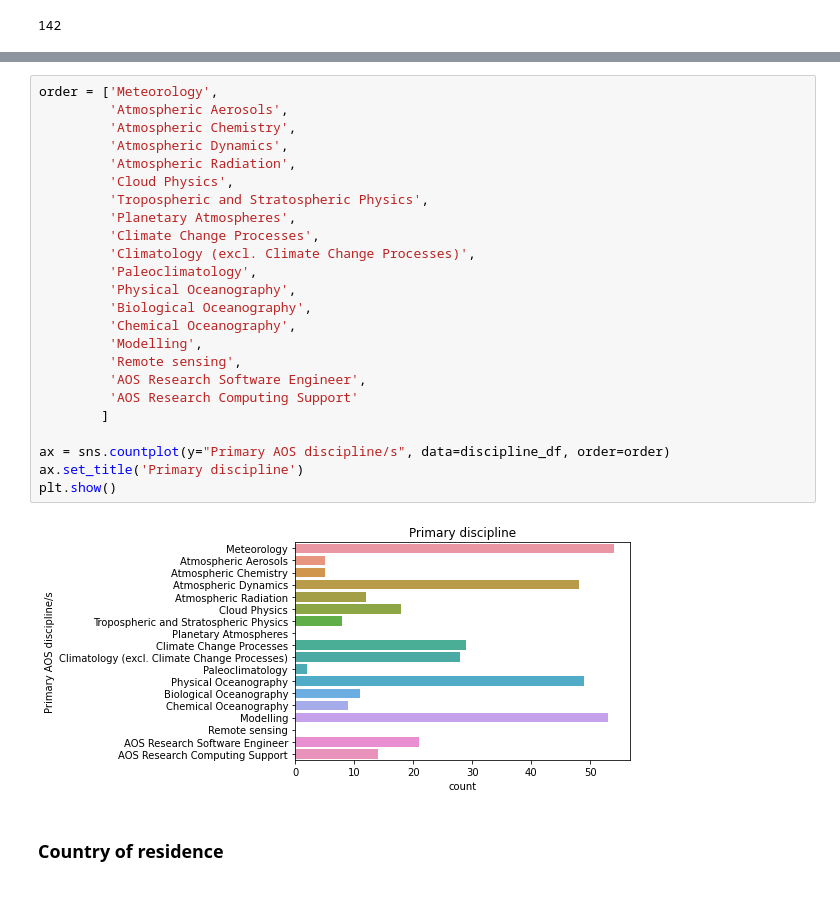
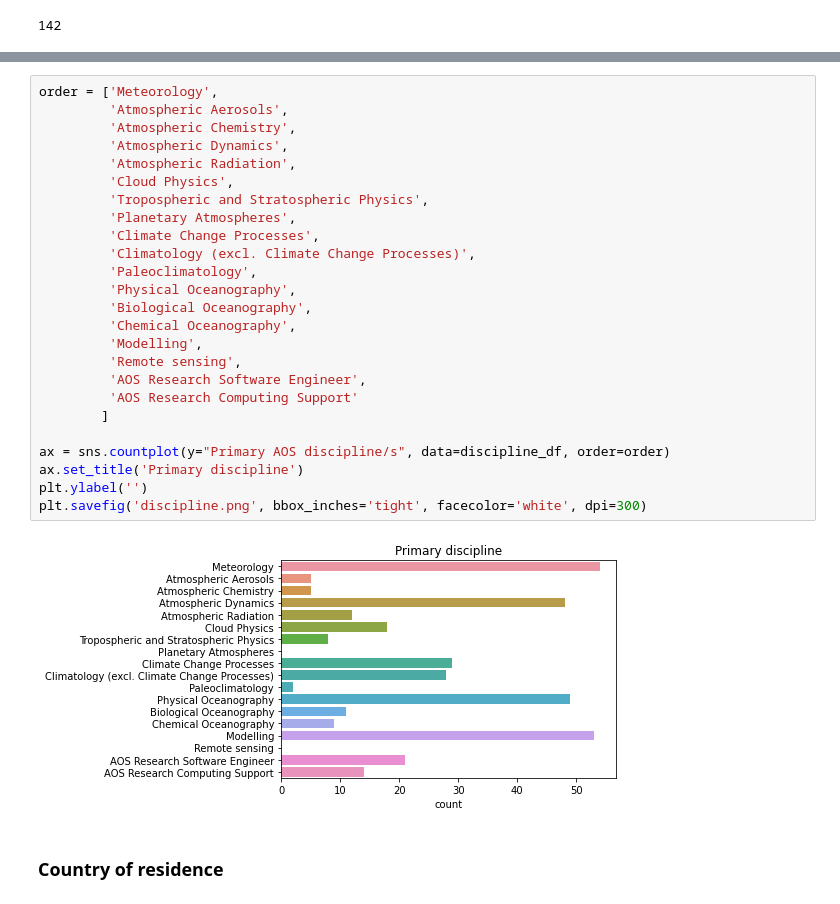
Before and after one commit to PyAOS/pyaos.github.io, a Jupyter notebook: census/census.ipynb, the cells around one changed output, grey strips where cells are left out. Drawn from its saved outputs; the diff is of its cells as text.

```diff
--- a/census/census.ipynb
+++ b/census/census.ipynb
@@ -141,29 +141,30 @@ Name: Primary AOS discipline/s, dtype: int64
 # %%
 order = ['Meteorology',
          'Atmospheric Aerosols',
          'Atmospheric Chemistry',
          'Atmospheric Dynamics',
          'Atmospheric Radiation',
          'Cloud Physics',
          'Tropospheric and Stratospheric Physics',
          'Planetary Atmospheres',
          'Climate Change Processes',
          'Climatology (excl. Climate Change Processes)',
          'Paleoclimatology',
          'Physical Oceanography',
          'Biological Oceanography',
          'Chemical Oceanography',
          'Modelling',
          'Remote sensing',
          'AOS Research Software Engineer',
          'AOS Research Computing Support'
         ]
 
 ax = sns.countplot(y="Primary AOS discipline/s", data=discipline_df, order=order)
 ax.set_title('Primary discipline')
-plt.show()
+plt.ylabel('')
+plt.savefig('discipline.png', bbox_inches='tight', facecolor='white', dpi=300)
 # %% [output]
-[figure, old version]
+[figure, new version]
 # %% [markdown]
 ### Country of residence
 # %%
```
Also changed, not shown: parts of 10 cells of this notebook.
